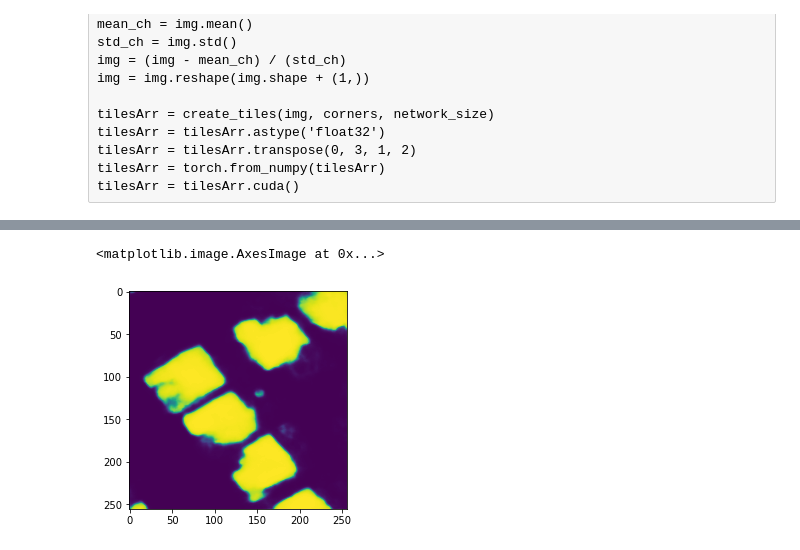
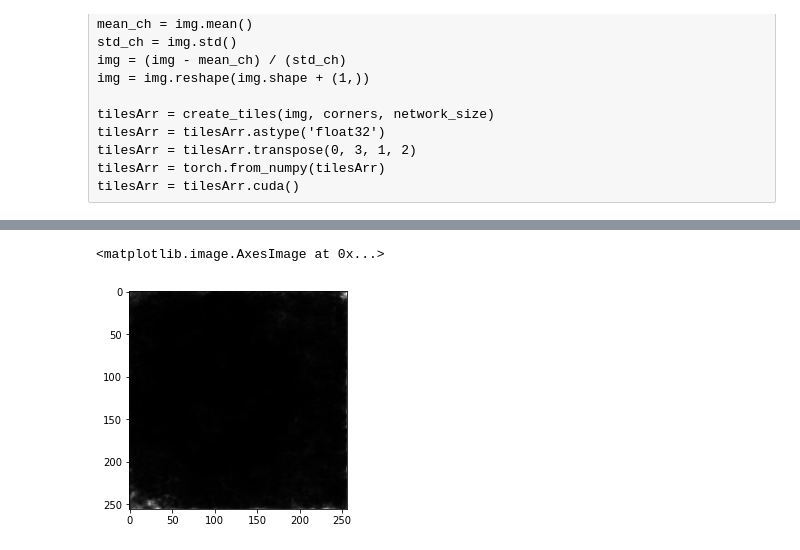
Before and after one commit to bryanjonas/pytorch-nested-unet, a Jupyter notebook: InferenceNotebook.ipynb, the cells around one changed output, grey strips where cells are left out. Cells and saved outputs as stored; diff of their text form; code cells hidden in the pictures.

Commit message:
Unit test.

```diff
--- a/InferenceNotebook.ipynb
+++ b/InferenceNotebook.ipynb
@@ -45,7 +45,7 @@ NestedUNet(
 # %%
 network_size = (256,256,1)
 # %%
-overlap = 128
+overlap = 64
 # %% [raw]
 image = np.asarray(imread('WPTest.PNG'))
 img = cv2.cvtColor(image, cv2.COLOR_BGR2GRAY)
@@ -111,15 +127,15 @@ tensor(-1.5017, device='cuda:1')
 # %%
-image2 = imread('/data/spacenet/bldg/AllTest/PAN-PNG/PAN_AOI_2_Vegas_img1008.png')
+image2 = imread('200414_fbnc_74_pan_clo_R1C1.tif')
 image_size2 = list(image2.shape[0:2]) #Get image size and push to a list
 tile_size = list(network_size[0:2]) #Get tile size as first two dimensions of network_size
 
 corners = find_corners(image_size2, tile_size, network_size, overlap)
 
+
 img2 = image2
-mean_ch = img2.mean()
-std_ch = img2.std()
+mean_ch = (446 / 2**11) * 2**8
+std_ch = (165 / 2**11) * 2**8
 img2 = (img2 - mean_ch) / (std_ch)
-
 img2 = img2.reshape(img2.shape + (1,))
 
 tilesArr2 = create_tiles(img2, corners, network_size)
@@ -135,7 +151,7 @@ with torch.no_grad():
 # %%
 torch.cuda.empty_cache()
 # %%
-plt.imshow(output[0,0,:,:])
+plt.imshow(output[0,0,:,:], cmap='gray')
 # %% [output]
 <matplotlib.image.AxesImage at 0x...>
-[figure, old version]
+[figure, new version]
```
Also changed, not shown: parts of 10 cells of this notebook, 2 other files.
